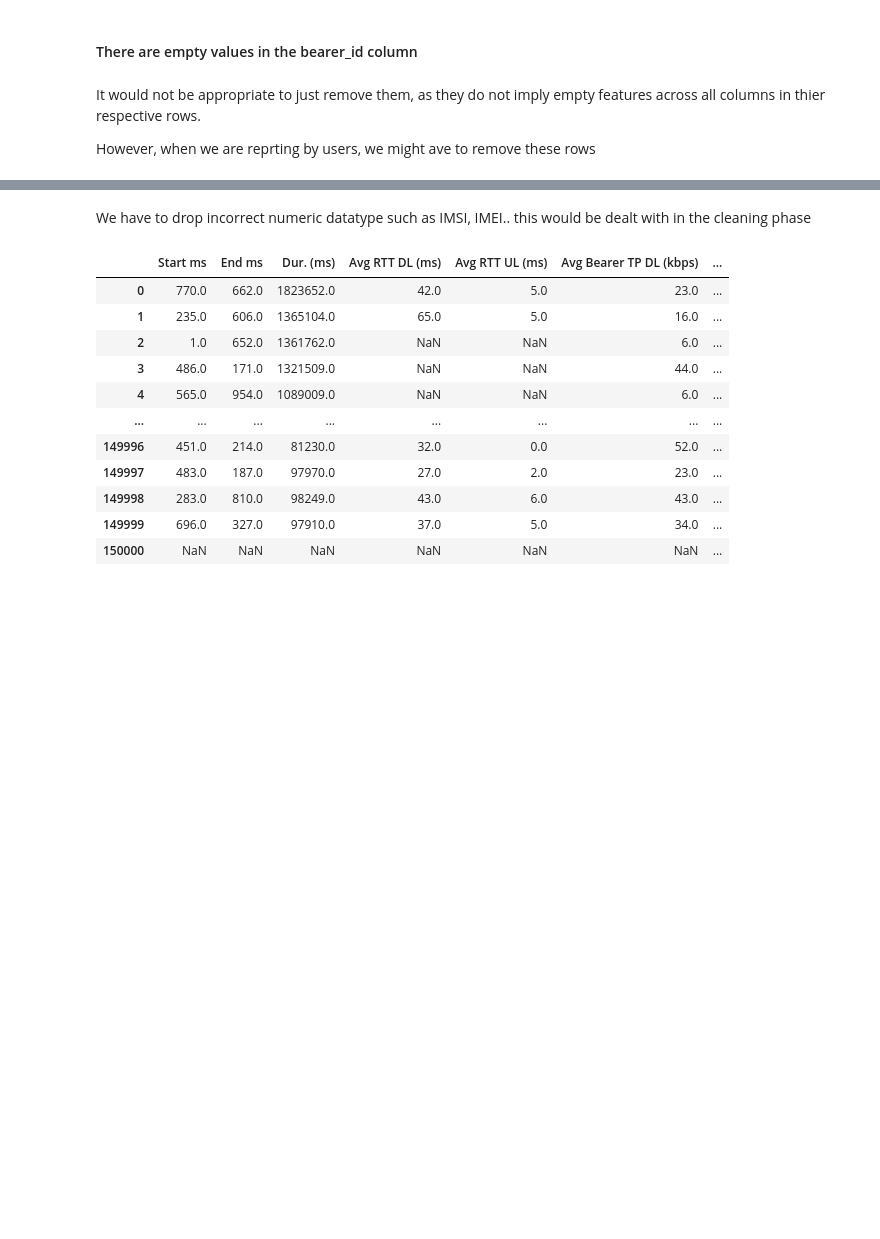
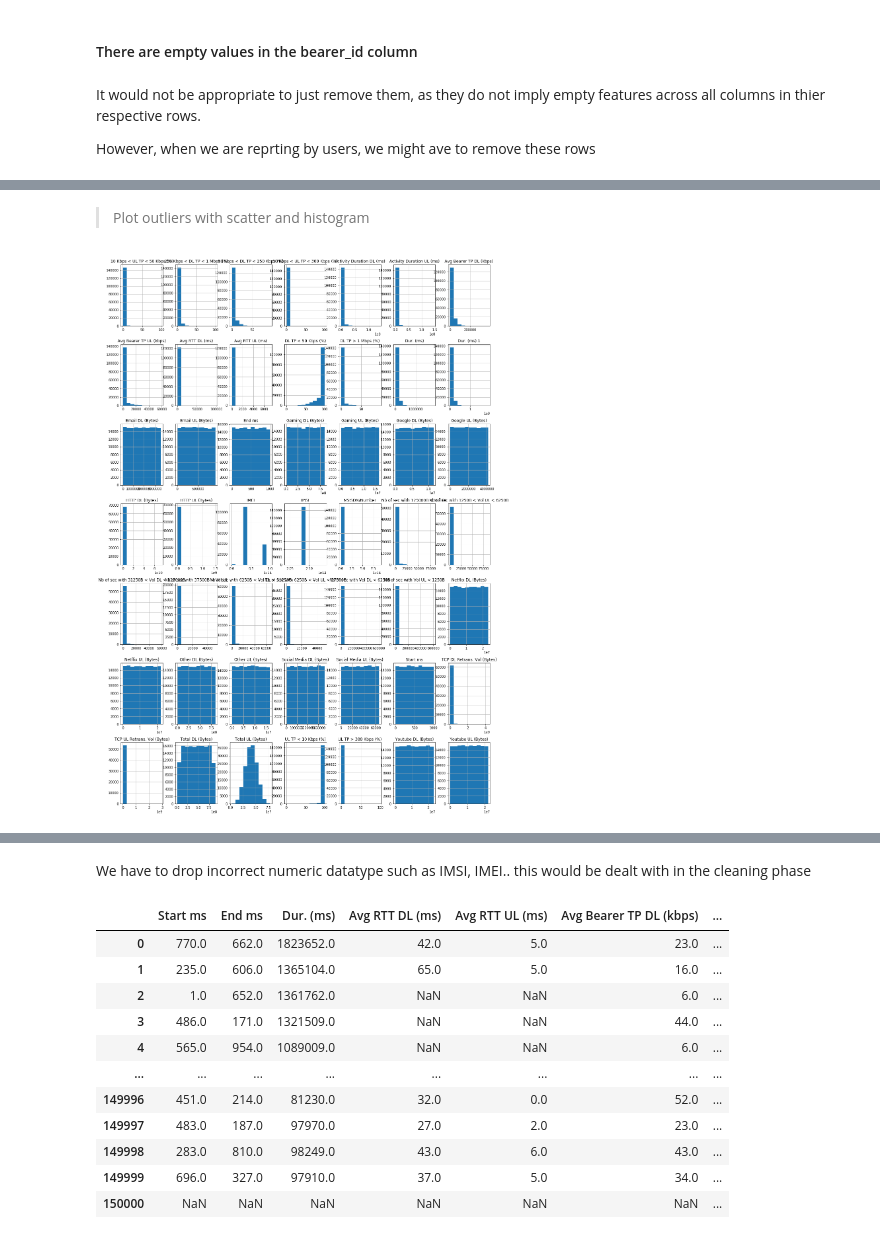
Before and after one commit to Patrick5455/tellco_user_analytics, a Jupyter notebook: analyis/data_wrangling.ipynb, the cells around one changed output, grey strips where cells are left out. Drawn from its saved outputs; the diff is of its cells as text; code cells hidden in the pictures; blank space fills up the shorter version.

Commit message:
Refactroing Data Wrangling

```diff
--- a/analyis/data_wrangling.ipynb
+++ b/analyis/data_wrangling.ipynb
@@ -165,0 +162,2 @@ this would help us understand better hwo to impute the null values
+# %%
+numeric_data = data.select_dtypes(include='number')
@@ -165,0 +180,6 @@ this would help us understand better hwo to impute the null values
+# %% [markdown]
+> Plot outliers with scatter and histogram
+# %%
+numeric_data.hist(figsize=(20,30), bins=10);
+# %% [output]
+[figure, added]
```
Also changed, not shown: parts of 11 cells of this notebook.
